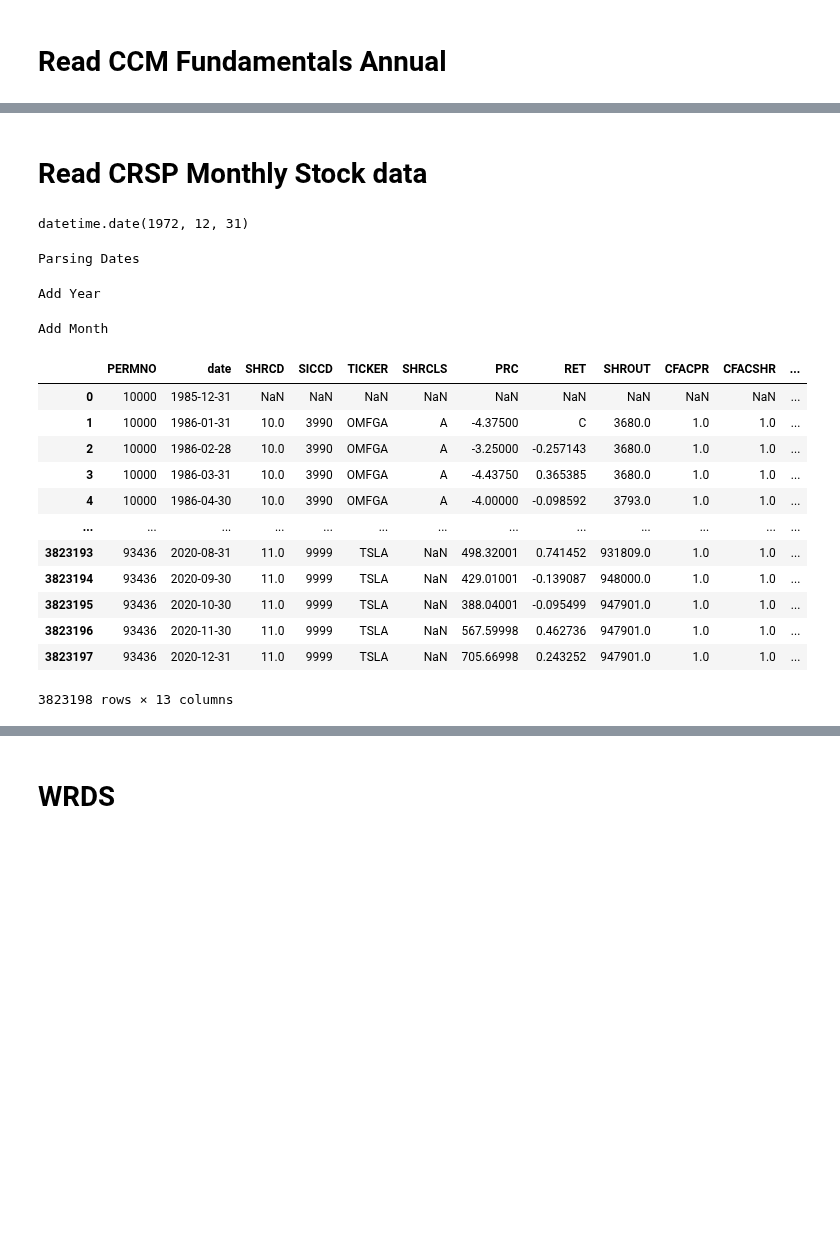
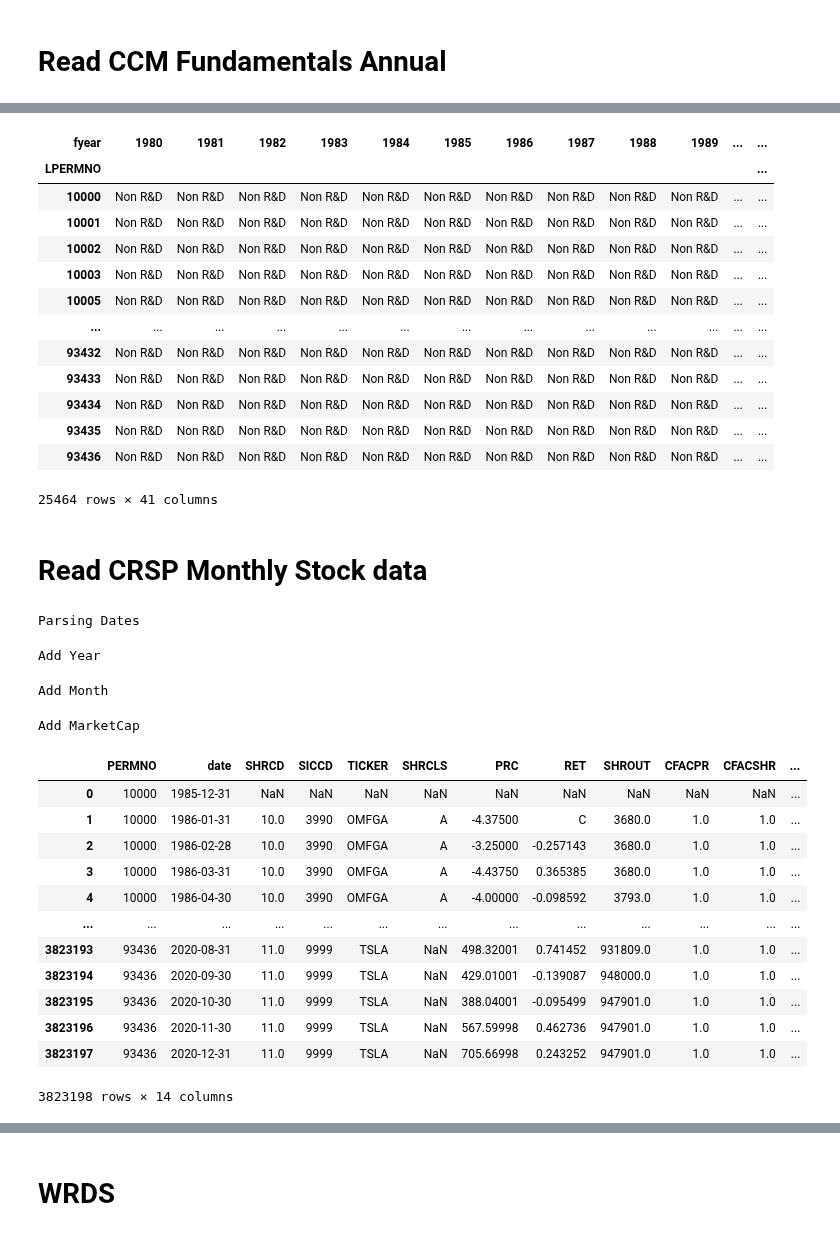
Before and after one commit to rohitashwachaks/finance, a Jupyter notebook: Titman/R&D.ipynb, the cells around one changed output, grey strips where cells are left out. Saved outputs shown, nothing was run; the diff lists cells and outputs as text; code cells hidden in the pictures; blank space fills up the shorter version.

```diff
--- a/Titman/R&D.ipynb
+++ b/Titman/R&D.ipynb
@@ -117,31 +149,45 @@ yearly_rcd_class
+# %%
+yearly_rcd_class = yearly_rcd.dropna(axis=1, how='all').drop([2021], axis = 1).apply(lambda x: assign_quantile(x))
+yearly_rcd_class
+# %% [output]
+| fyear | 1980 | 1981 | 1982 | 1983 | 1984 | 1985 | 1986 | 1987 | 1988 | 1989 | ... | ... |
+| LPERMNO |  |  |  |  |  |  |  |  |  |  |  | ... |
+| 10000 | Non R&D | Non R&D | Non R&D | Non R&D | Non R&D | Non R&D | Non R&D | Non R&D | Non R&D | Non R&D | ... | ... |
+| 10001 | Non R&D | Non R&D | Non R&D | Non R&D | Non R&D | Non R&D | Non R&D | Non R&D | Non R&D | Non R&D | ... | ... |
+| 10002 | Non R&D | Non R&D | Non R&D | Non R&D | Non R&D | Non R&D | Non R&D | Non R&D | Non R&D | Non R&D | ... | ... |
+| 10003 | Non R&D | Non R&D | Non R&D | Non R&D | Non R&D | Non R&D | Non R&D | Non R&D | Non R&D | Non R&D | ... | ... |
+| 10005 | Non R&D | Non R&D | Non R&D | Non R&D | Non R&D | Non R&D | Non R&D | Non R&D | Non R&D | Non R&D | ... | ... |
+| ... | ... | ... | ... | ... | ... | ... | ... | ... | ... | ... | ... | ... |
+| 93432 | Non R&D | Non R&D | Non R&D | Non R&D | Non R&D | Non R&D | Non R&D | Non R&D | Non R&D | Non R&D | ... | ... |
+| 93433 | Non R&D | Non R&D | Non R&D | Non R&D | Non R&D | Non R&D | Non R&D | Non R&D | Non R&D | Non R&D | ... | ... |
+| 93434 | Non R&D | Non R&D | Non R&D | Non R&D | Non R&D | Non R&D | Non R&D | Non R&D | Non R&D | Non R&D | ... | ... |
+| 93435 | Non R&D | Non R&D | Non R&D | Non R&D | Non R&D | Non R&D | Non R&D | Non R&D | Non R&D | Non R&D | ... | ... |
+| 93436 | Non R&D | Non R&D | Non R&D | Non R&D | Non R&D | Non R&D | Non R&D | Non R&D | Non R&D | Non R&D | ... | ... |
+25464 rows × 41 columns
 # %% [markdown]
 # Read CRSP Monthly Stock data
-# %%
-def convert_to_date(date):
-    return pd.to_datetime(date[:4]+"/"+date[4:6]+"/"+date[6:]).date()
-
-convert_to_date("19721231")
-# %% [output]
-datetime.date(1972, 12, 31)
 # %%
-from tqdm.notebook import tqdm
-tqdm.pandas()
-
 crsp_monthly_data = pd.read_csv("df_ms.csv", low_memory= False)
 print("Parsing Dates")
 crsp_monthly_data["date"] = crsp_monthly_data["date"].astype("str").progress_apply(lambda x: convert_to_date(x))
 
 print("Add Year")
 crsp_monthly_data["year"] = crsp_monthly_data["date"].progress_apply(lambda x: x.year)
+crsp_monthly_data[crsp_monthly_data["year"].apply(lambda x: x in set(yearly_rcd_class.columns))]
 
 print("Add Month")
 crsp_monthly_data["month"] = crsp_monthly_data["date"].progress_apply(lambda x: x.month)
 
+print("Add MarketCap")
+crsp_monthly_data["mrktcap"] = abs(crsp_monthly_data['PRC'])*crsp_monthly_data['SHROUT']
+
+crsp_monthly_data.drop_duplicates(["PERMNO", "date"], inplace= True)
 crsp_monthly_data
 # %% [output]
 Parsing Dates
 Add Year
 Add Month
+Add MarketCap
 |  | PERMNO | date | SHRCD | SICCD | TICKER | SHRCLS | PRC | RET | SHROUT | CFACPR | CFACSHR | ... |
 | 0 | 10000 | 1985-12-31 | NaN | NaN | NaN | NaN | NaN | NaN | NaN | NaN | NaN | ... |
 | 1 | 10000 | 1986-01-31 | 10.0 | 3990 | OMFGA | A | -4.37500 | C | 3680.0 | 1.0 | 1.0 | ... |
@@ -154,4 +200,4 @@ Add Month
 | 3823195 | 93436 | 2020-10-30 | 11.0 | 9999 | TSLA | NaN | 388.04001 | -0.095499 | 947901.0 | 1.0 | 1.0 | ... |
 | 3823196 | 93436 | 2020-11-30 | 11.0 | 9999 | TSLA | NaN | 567.59998 | 0.462736 | 947901.0 | 1.0 | 1.0 | ... |
 | 3823197 | 93436 | 2020-12-31 | 11.0 | 9999 | TSLA | NaN | 705.66998 | 0.243252 | 947901.0 | 1.0 | 1.0 | ... |
-3823198 rows × 13 columns
+3823198 rows × 14 columns
```
Also changed, not shown: parts of 25 cells of this notebook, 2 other files.
